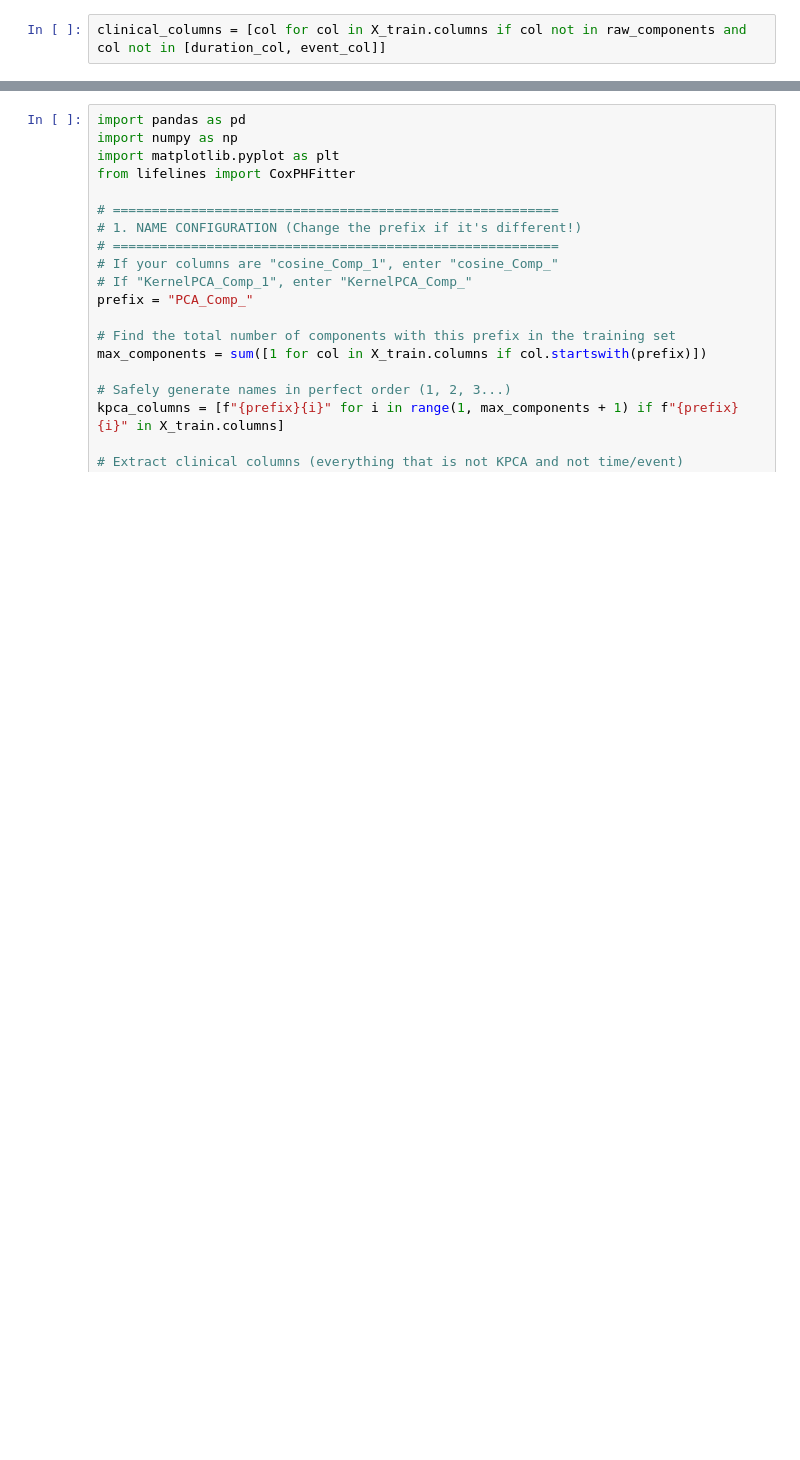
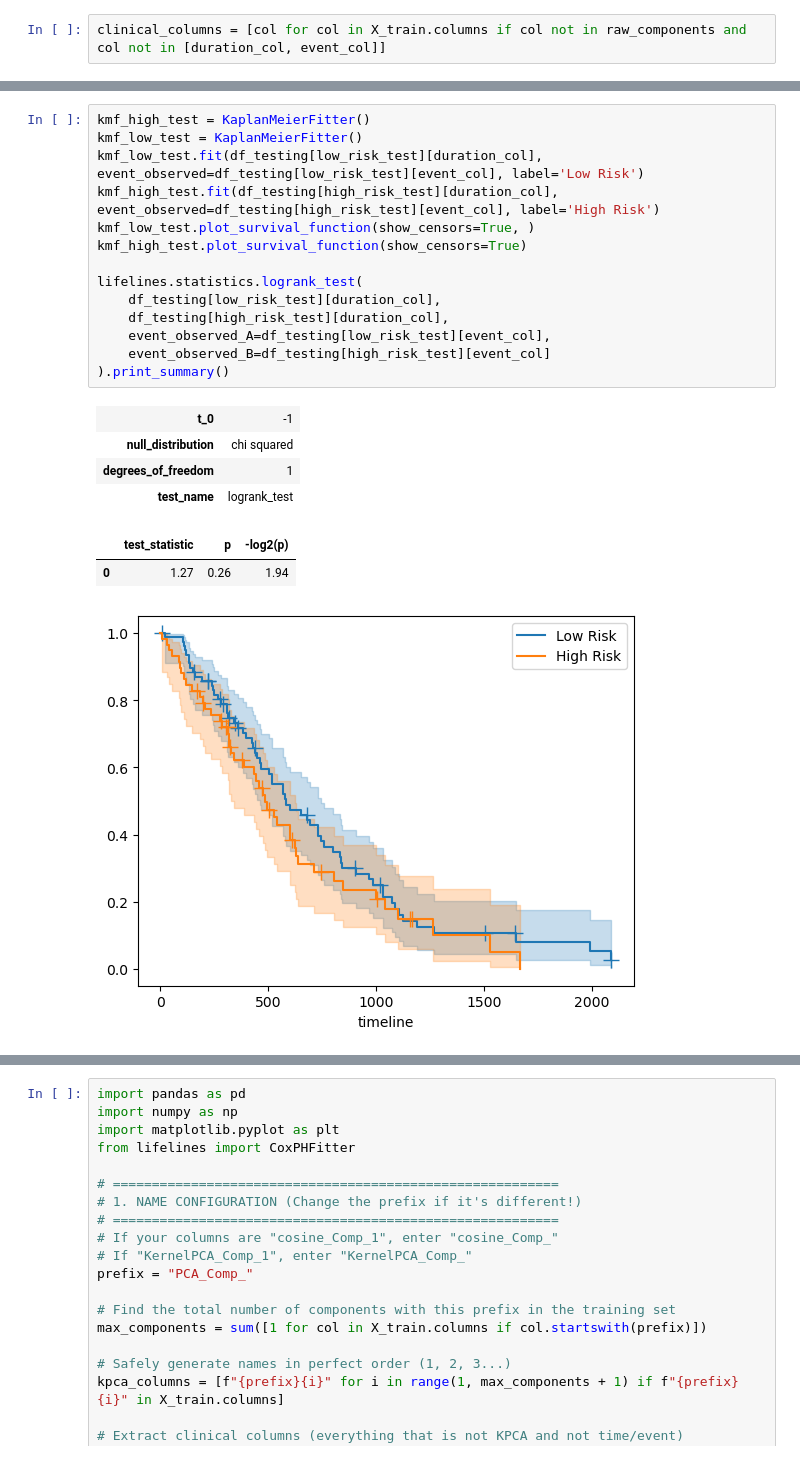
Before and after one commit to basiav/Tractography, a Jupyter notebook: old/incrementally_adding_components.ipynb, the cells around one changed output, grey strips where cells are left out. Cells and saved outputs as stored; diff of their text form; blank space fills up the shorter version.

```diff
--- a/old/incrementally_adding_components.ipynb
+++ b/old/incrementally_adding_components.ipynb
@@ -257,3 +328,25 @@ clinical_columns = [col for col in X_train.columns if col not in raw_components
+# %%
+kmf_high_test = KaplanMeierFitter()
+kmf_low_test = KaplanMeierFitter()
+kmf_low_test.fit(df_testing[low_risk_test][duration_col], event_observed=df_testing[low_risk_test][event_col], label='Low Risk')
+kmf_high_test.fit(df_testing[high_risk_test][duration_col], event_observed=df_testing[high_risk_test][event_col], label='High Risk')
+kmf_low_test.plot_survival_function(show_censors=True, )
+kmf_high_test.plot_survival_function(show_censors=True)
+
+lifelines.statistics.logrank_test(
+    df_testing[low_risk_test][duration_col],
+    df_testing[high_risk_test][duration_col],
+    event_observed_A=df_testing[low_risk_test][event_col],
+    event_observed_B=df_testing[high_risk_test][event_col]
+).print_summary()
+# %% [output]
+| t_0 | -1 |
+| null_distribution | chi squared |
+| degrees_of_freedom | 1 |
+| test_name | logrank_test |
+|  | test_statistic | p | -log2(p) |
+| 0 | 1.27 | 0.26 | 1.94 |
+[figure, added]
 # %%
 import pandas as pd
 import numpy as np
```
Also changed, not shown: parts of 10 cells of this notebook, 2 other files.
